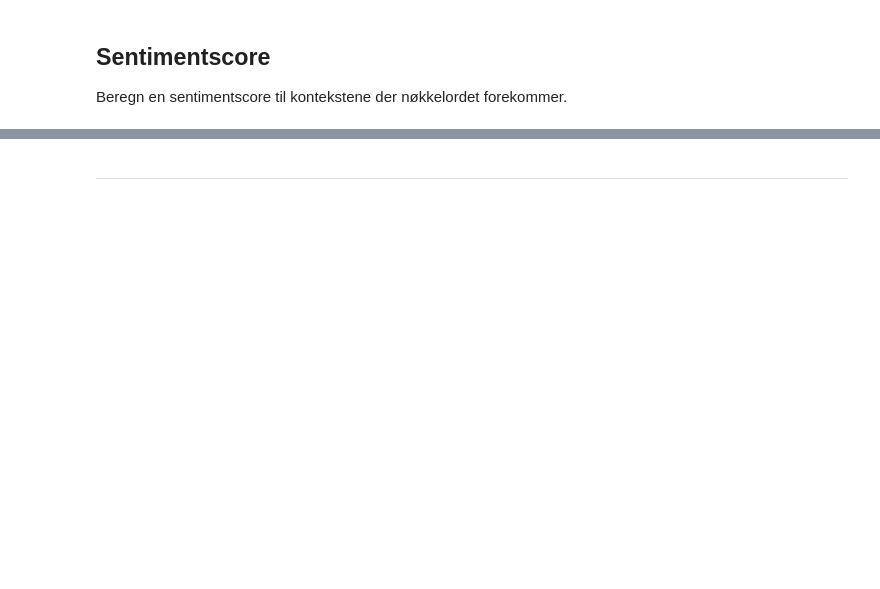
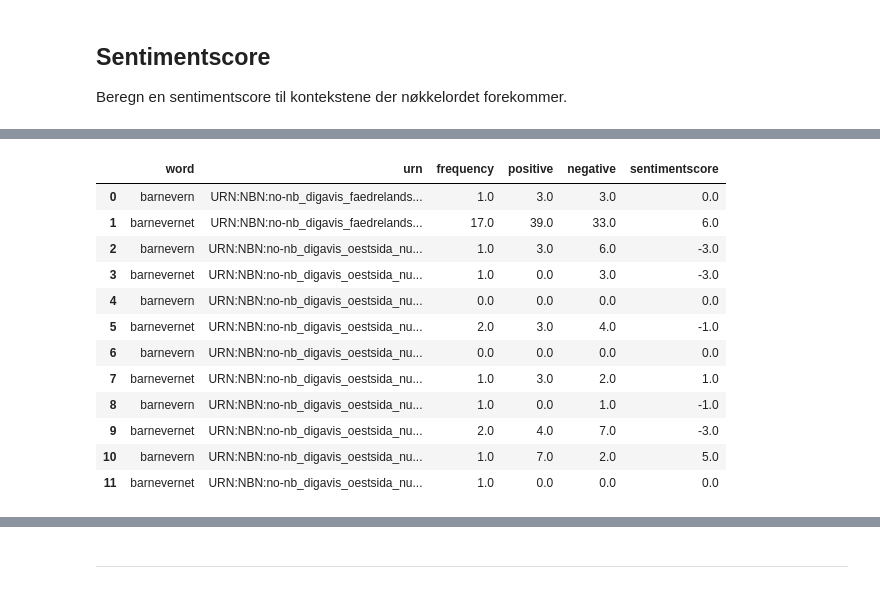
Before and after one commit to Sprakbanken/sentimentanalyse, a Jupyter notebook: sentiment_analysis_timeseries.ipynb, the cells around one changed output, grey strips where cells are left out. Cells and saved outputs as stored; diff of their text form; code cells hidden in the pictures; blank space fills up the shorter version.

```diff
--- a/sentiment_analysis_timeseries.ipynb
+++ b/sentiment_analysis_timeseries.ipynb
@@ -194,0 +122,3 @@ score_sentiment(news_df.urn[0], search_terms[0], before, after)
+# %%
+df = news_df.iloc[0:6]
+c = dh.Corpus.from_df(df)
@@ -194,0 +189,16 @@ score_sentiment(news_df.urn[0], search_terms[0], before, after)
+# %%
+term_counts
+# %% [output]
+|  | word | urn | frequency | positive | negative | sentimentscore |
+| 0 | barnevern | URN:NBN:no-nb_digavis_faedrelands... | 1.0 | 3.0 | 3.0 | 0.0 |
+| 1 | barnevernet | URN:NBN:no-nb_digavis_faedrelands... | 17.0 | 39.0 | 33.0 | 6.0 |
+| 2 | barnevern | URN:NBN:no-nb_digavis_oestsida_nu... | 1.0 | 3.0 | 6.0 | -3.0 |
+| 3 | barnevernet | URN:NBN:no-nb_digavis_oestsida_nu... | 1.0 | 0.0 | 3.0 | -3.0 |
+| 4 | barnevern | URN:NBN:no-nb_digavis_oestsida_nu... | 0.0 | 0.0 | 0.0 | 0.0 |
+| 5 | barnevernet | URN:NBN:no-nb_digavis_oestsida_nu... | 2.0 | 3.0 | 4.0 | -1.0 |
+| 6 | barnevern | URN:NBN:no-nb_digavis_oestsida_nu... | 0.0 | 0.0 | 0.0 | 0.0 |
+| 7 | barnevernet | URN:NBN:no-nb_digavis_oestsida_nu... | 1.0 | 3.0 | 2.0 | 1.0 |
+| 8 | barnevern | URN:NBN:no-nb_digavis_oestsida_nu... | 1.0 | 0.0 | 1.0 | -1.0 |
+| 9 | barnevernet | URN:NBN:no-nb_digavis_oestsida_nu... | 2.0 | 4.0 | 7.0 | -3.0 |
+| 10 | barnevern | URN:NBN:no-nb_digavis_oestsida_nu... | 1.0 | 7.0 | 2.0 | 5.0 |
+| 11 | barnevernet | URN:NBN:no-nb_digavis_oestsida_nu... | 1.0 | 0.0 | 0.0 | 0.0 |
```
Also changed, not shown: parts of 33 cells of this notebook, 1 other file.
